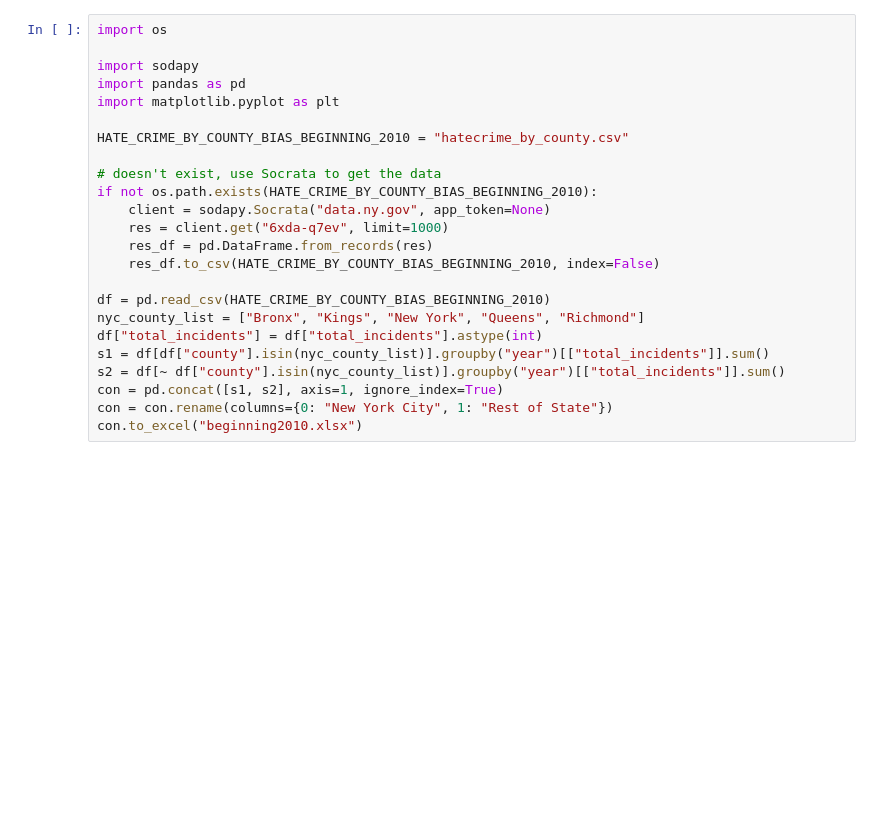
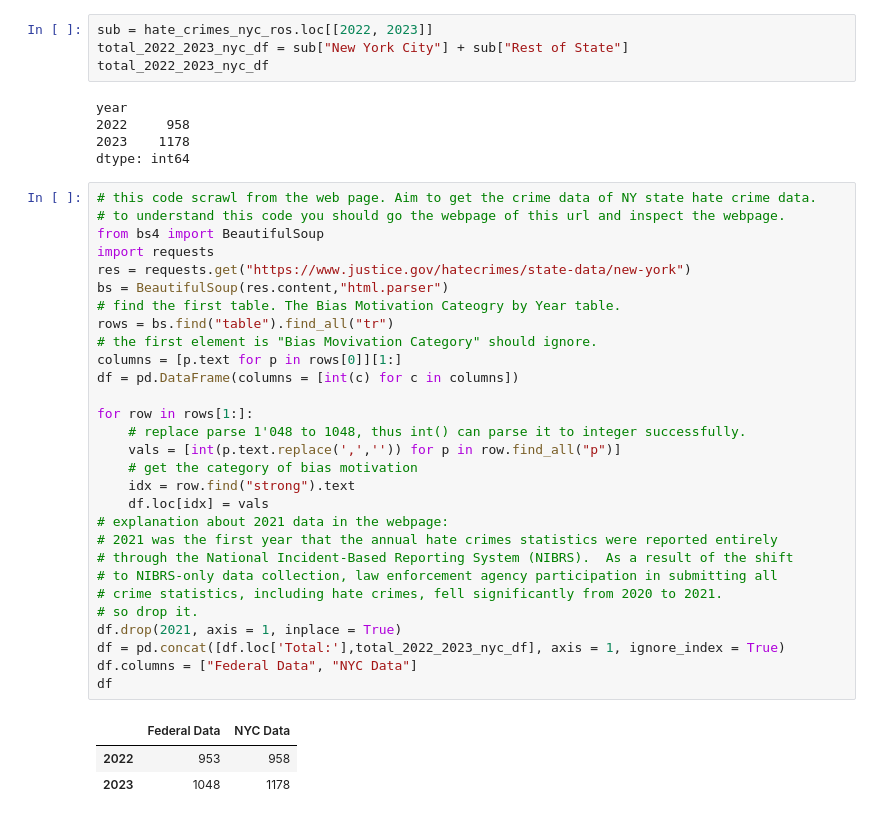
Before and after one commit to chengxilo/com2300-group-project, a Jupyter notebook: hatecrime.ipynb, the cells around one changed output. Saved outputs shown, nothing was run; the diff lists cells and outputs as text; blank space fills up the shorter version.

```diff
--- a/hatecrime.ipynb
+++ b/hatecrime.ipynb
@@ -225,24 +195,42 @@ plt.show()
-# %%
-import os
-
-import sodapy
-import pandas as pd
-import matplotlib.pyplot as plt
-
-HATE_CRIME_BY_COUNTY_BIAS_BEGINNING_2010 = "hatecrime_by_county.csv"
-
-# doesn't exist, use Socrata to get the data
-if not os.path.exists(HATE_CRIME_BY_COUNTY_BIAS_BEGINNING_2010):
-    client = sodapy.Socrata("data.ny.gov", app_token=None)
-    res = client.get("6xda-q7ev", limit=1000)
-    res_df = pd.DataFrame.from_records(res)
-    res_df.to_csv(HATE_CRIME_BY_COUNTY_BIAS_BEGINNING_2010, index=False)
-
-df = pd.read_csv(HATE_CRIME_BY_COUNTY_BIAS_BEGINNING_2010)
-nyc_county_list = ["Bronx", "Kings", "New York", "Queens", "Richmond"]
-df["total_incidents"] = df["total_incidents"].astype(int)
-s1 = df[df["county"].isin(nyc_county_list)].groupby("year")[["total_incidents"]].sum()
-s2 = df[~ df["county"].isin(nyc_county_list)].groupby("year")[["total_incidents"]].sum()
-con = pd.concat([s1, s2], axis=1, ignore_index=True)
-con = con.rename(columns={0: "New York City", 1: "Rest of State"})
-con.to_excel("beginning2010.xlsx")
+# %%
+sub = hate_crimes_nyc_ros.loc[[2022, 2023]]
+total_2022_2023_nyc_df = sub["New York City"] + sub["Rest of State"]
+total_2022_2023_nyc_df
+# %% [output]
+year
+2022     958
+2023    1178
+dtype: int64
+# %%
+# this code scrawl from the web page. Aim to get the crime data of NY state hate crime data.
+# to understand this code you should go the webpage of this url and inspect the webpage.
+from bs4 import BeautifulSoup
+import requests
+res = requests.get("https://www.justice.gov/hatecrimes/state-data/new-york")
+bs = BeautifulSoup(res.content,"html.parser")
+# find the first table. The Bias Motivation Cateogry by Year table.
+rows = bs.find("table").find_all("tr")
+# the first element is "Bias Movivation Category" should ignore.
+columns = [p.text for p in rows[0]][1:]
+df = pd.DataFrame(columns = [int(c) for c in columns])
+
+for row in rows[1:]:
+    # replace parse 1'048 to 1048, thus int() can parse it to integer successfully.
+    vals = [int(p.text.replace(',','')) for p in row.find_all("p")]
+    # get the category of bias motivation
+    idx = row.find("strong").text
+    df.loc[idx] = vals
+# explanation about 2021 data in the webpage:
+# 2021 was the first year that the annual hate crimes statistics were reported entirely
+# through the National Incident-Based Reporting System (NIBRS).  As a result of the shift
+# to NIBRS-only data collection, law enforcement agency participation in submitting all
+# crime statistics, including hate crimes, fell significantly from 2020 to 2021.
+# so drop it.
+df.drop(2021, axis = 1, inplace = True)
+df = pd.concat([df.loc['Total:'],total_2022_2023_nyc_df], axis = 1, ignore_index = True)
+df.columns = ["Federal Data", "NYC Data"]
+df
+# %% [output]
+|  | Federal Data | NYC Data |
+| 2022 | 953 | 958 |
+| 2023 | 1048 | 1178 |
```
Also changed, not shown: parts of 15 cells of this notebook.
